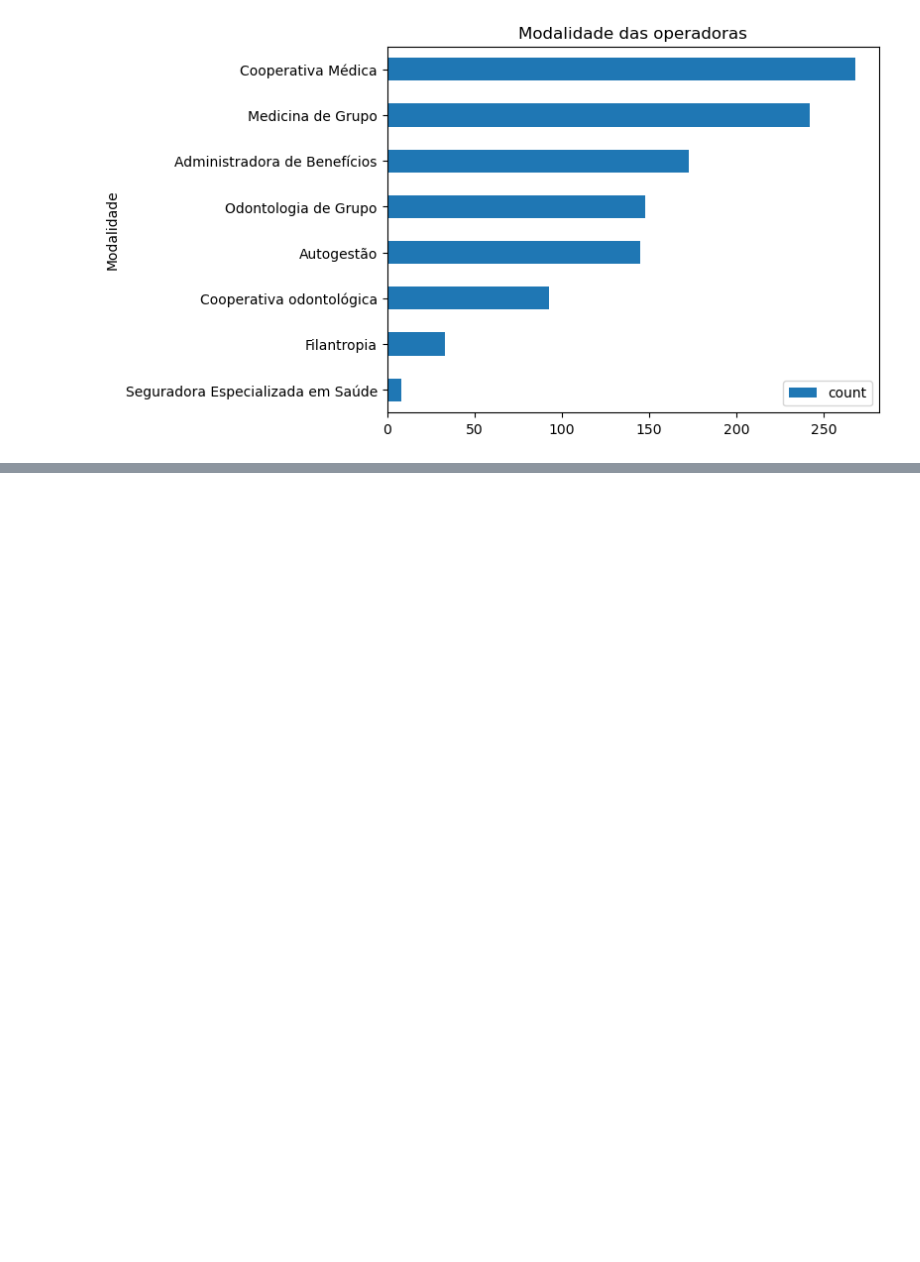
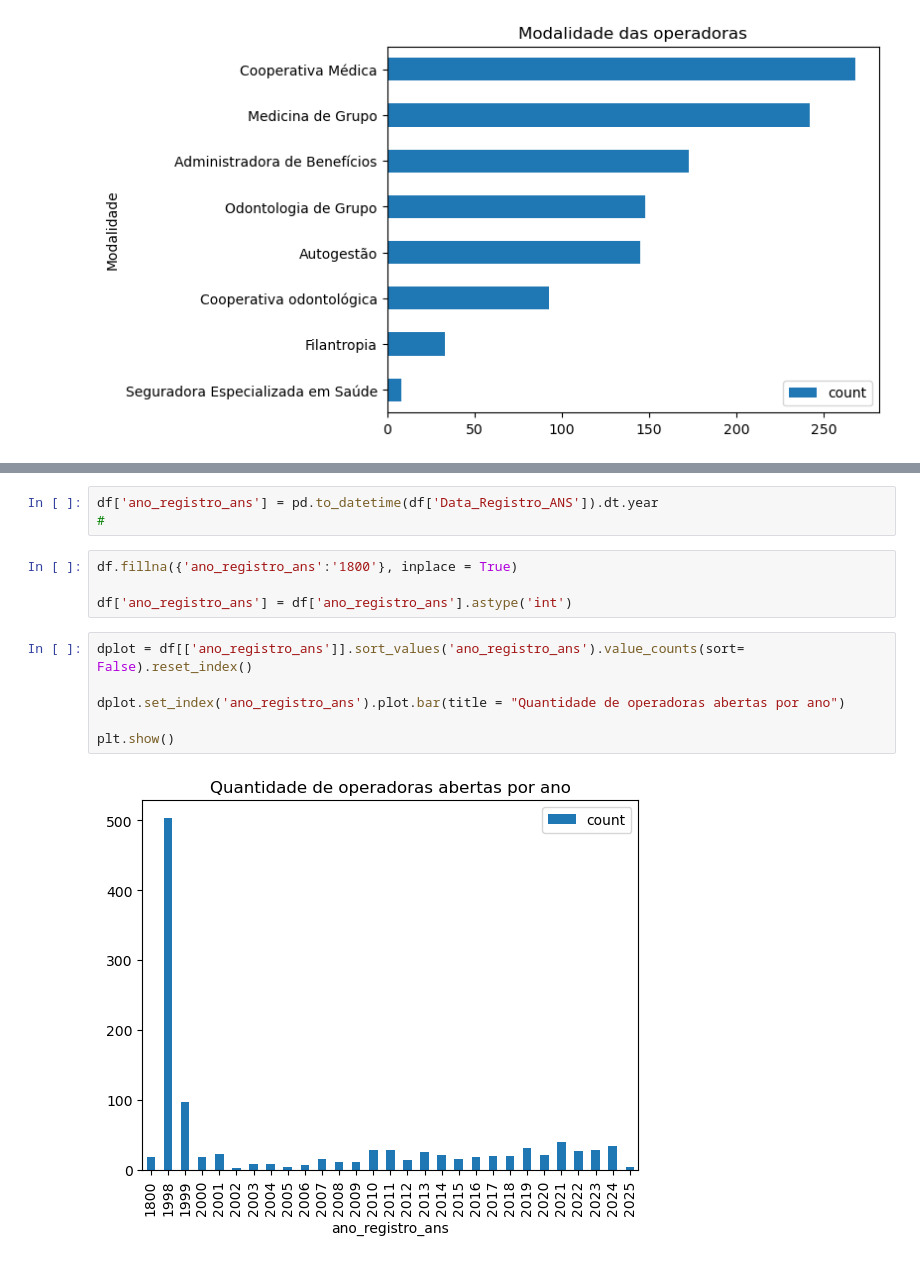
Before and after one commit to Jefferson019/portfolio, a Jupyter notebook: prj_ans/03_analise_exploratoria/data_discovery_oper_ativas.ipynb, the cells around one changed output, grey strips where cells are left out. Drawn from its saved outputs; the diff is of its cells as text; blank space fills up the shorter version.

```diff
--- a/prj_ans/03_analise_exploratoria/data_discovery_oper_ativas.ipynb
+++ b/prj_ans/03_analise_exploratoria/data_discovery_oper_ativas.ipynb
@@ -36,0 +71,15 @@ plt.show()
+# %%
+df['ano_registro_ans'] = pd.to_datetime(df['Data_Registro_ANS']).dt.year
+#
+# %%
+df.fillna({'ano_registro_ans':'1800'}, inplace = True)
+
+df['ano_registro_ans'] = df['ano_registro_ans'].astype('int')
+# %%
+dplot = df[['ano_registro_ans']].sort_values('ano_registro_ans').value_counts(sort= False).reset_index()
+
+dplot.set_index('ano_registro_ans').plot.bar(title = "Quantidade de operadoras abertas por ano")
+
+plt.show()
+# %% [output]
+[figure, added]
```
Also changed, not shown: parts of 5 cells of this notebook, 3 other files.
